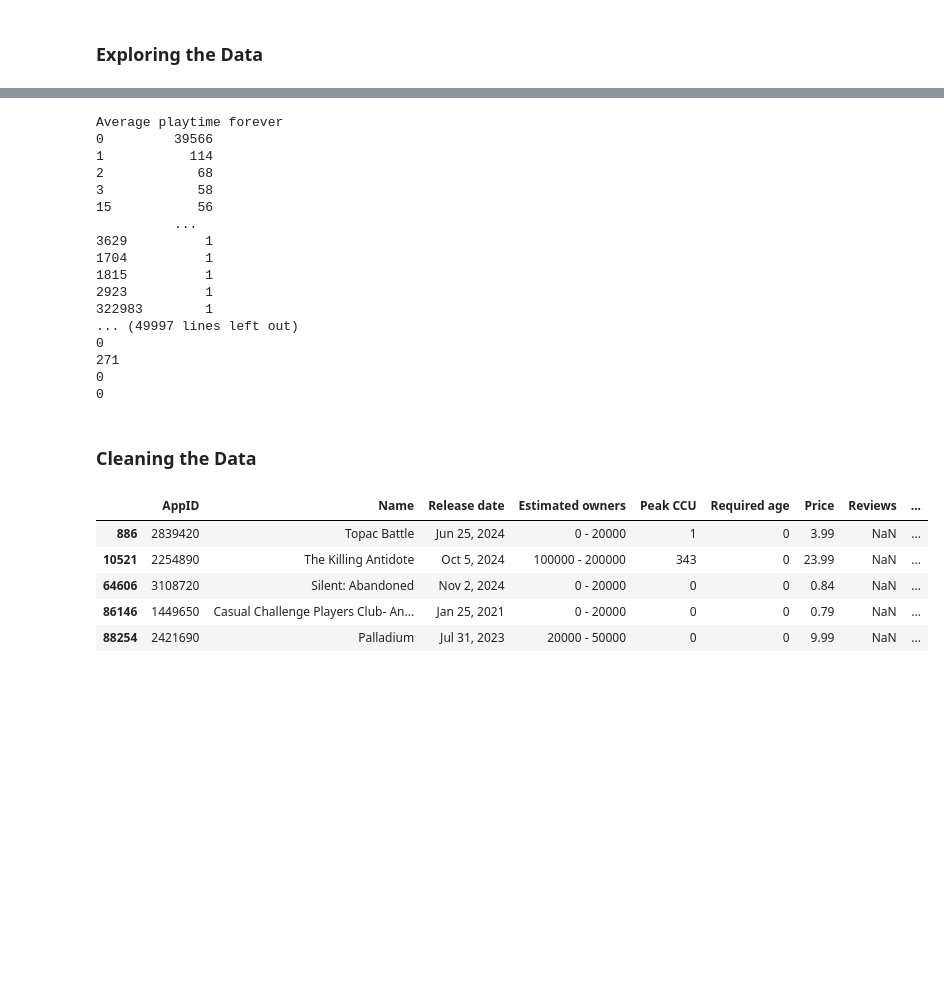
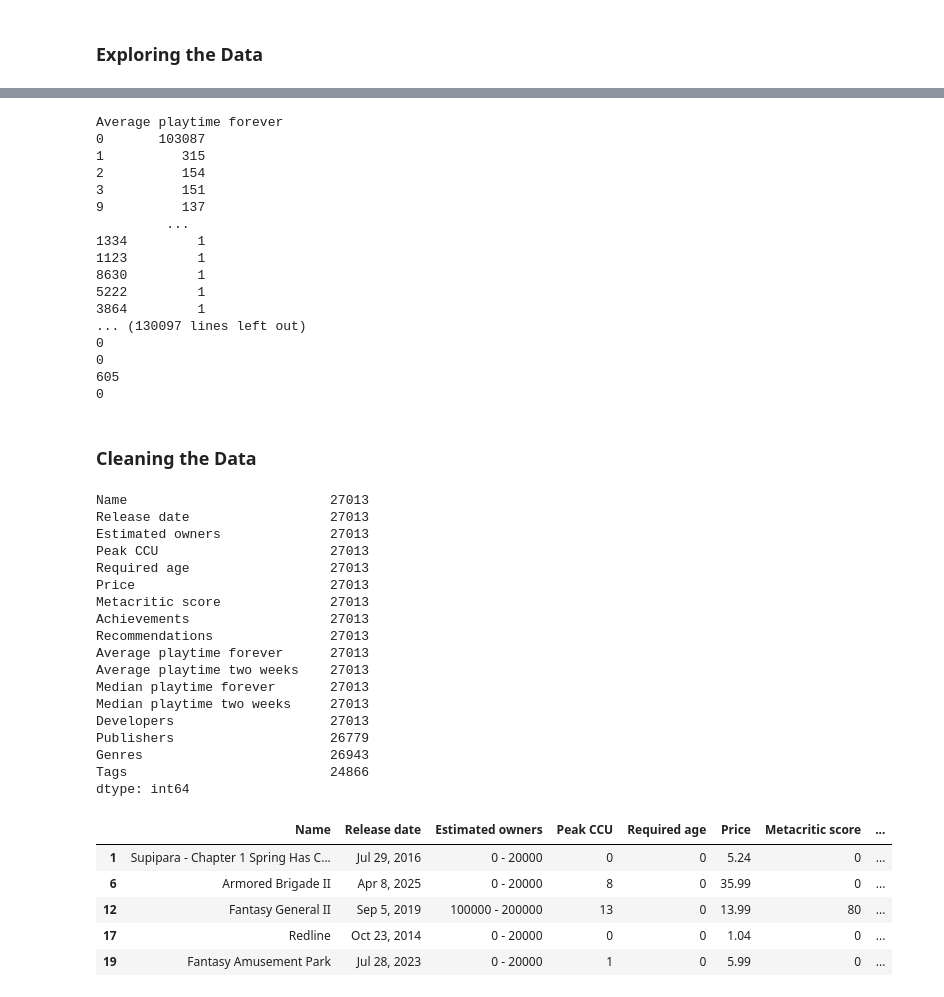
Before and after one commit to dariasroblero-ship-it/CSCI4047-Project, a Jupyter notebook: main.ipynb, the cells around one changed output, grey strips where cells are left out. Cells and saved outputs as stored; diff of their text form; code cells hidden in the pictures; blank space fills up the shorter version.

Commit message:
Cleaning data (extra)

```diff
--- a/main.ipynb
+++ b/main.ipynb
@@ -22,7 +22,7 @@ from sklearn.metrics import accuracy_score, confusion_matrix, ConfusionMatrixDis
 ### Exploring the Data
 # %%
 df = pd.read_csv("./games.csv")
-df = df.sample(n=50000, random_state=42)
+# df = df.sample(n=50000, random_state=42)
 target = "Average playtime forever"
 df.head(5)
 # %% [output]
@@ -69,33 +69,53 @@ for item in df[target]:
     print(item)
 # %% [output]
 Average playtime forever
-0         39566
-1           114
-2            68
-3            58
-15           56
-          ...
-3629          1
-1704          1
-1815          1
-2923          1
-322983        1
-... (49997 lines left out)
-0
-271
+0       103087
+1          315
+2          154
+3          151
+9          137
+         ...
+1334         1
+1123         1
+8630         1
+5222         1
+3864         1
+... (130097 lines left out)
 0
 0
+605
+0
 # %% [markdown]
 ### Cleaning the Data
 # %%
 data = df.copy()
 
-data = data.drop(columns = ["Screenshots", "Movies", "Categories", "Notes", "Windows", "Linux", "Mac", "Discount", "DLC count", "About the game", "Supported languages", "Full audio languages", "Header image", "Website", "Support url", "Support email", "User score", "Positive", "Negative", "Score rank"])
+data = data.drop(columns = ["Reviews", "Metacritic url", "AppID", "Screenshots", "Movies", "Categories", "Notes", "Windows", "Linux", "Mac", "Discount", "DLC count", "About the game", "Supported languages", "Full audio languages", "Header image", "Website", "Support url", "Support email", "User score", "Positive", "Negative", "Score rank"])
+data = data.drop(data[data['Average playtime forever'] <= 0].index)
+print(data.count())
 data.head()
 # %% [output]
+Name                          27013
+Release date                  27013
+Estimated owners              27013
+Peak CCU                      27013
+Required age                  27013
+Price                         27013
+Metacritic score              27013
+Achievements                  27013
+Recommendations               27013
+Average playtime forever      27013
+Average playtime two weeks    27013
+Median playtime forever       27013
+Median playtime two weeks     27013
+Developers                    27013
+Publishers                    26779
+Genres                        26943
+Tags                          24866
+dtype: int64
-|  | AppID | Name | Release date | Estimated owners | Peak CCU | Required age | Price | Reviews | ... |
-| 886 | 2839420 | Topac Battle | Jun 25, 2024 | 0 - 20000 | 1 | 0 | 3.99 | NaN | ... |
-| 10521 | 2254890 | The Killing Antidote | Oct 5, 2024 | 100000 - 200000 | 343 | 0 | 23.99 | NaN | ... |
-| 64606 | 3108720 | Silent: Abandoned | Nov 2, 2024 | 0 - 20000 | 0 | 0 | 0.84 | NaN | ... |
-| 86146 | 1449650 | Casual Challenge Players Club- An... | Jan 25, 2021 | 0 - 20000 | 0 | 0 | 0.79 | NaN | ... |
-| 88254 | 2421690 | Palladium | Jul 31, 2023 | 20000 - 50000 | 0 | 0 | 9.99 | NaN | ... |
+|  | Name | Release date | Estimated owners | Peak CCU | Required age | Price | Metacritic score | ... |
+| 1 | Supipara - Chapter 1 Spring Has C... | Jul 29, 2016 | 0 - 20000 | 0 | 0 | 5.24 | 0 | ... |
+| 6 | Armored Brigade II | Apr 8, 2025 | 0 - 20000 | 8 | 0 | 35.99 | 0 | ... |
+| 12 | Fantasy General II | Sep 5, 2019 | 100000 - 200000 | 13 | 0 | 13.99 | 80 | ... |
+| 17 | Redline | Oct 23, 2014 | 0 - 20000 | 0 | 0 | 1.04 | 0 | ... |
+| 19 | Fantasy Amusement Park | Jul 28, 2023 | 0 - 20000 | 1 | 0 | 5.99 | 0 | ... |
```
Also changed, not shown: parts of 2 cells of this notebook.
